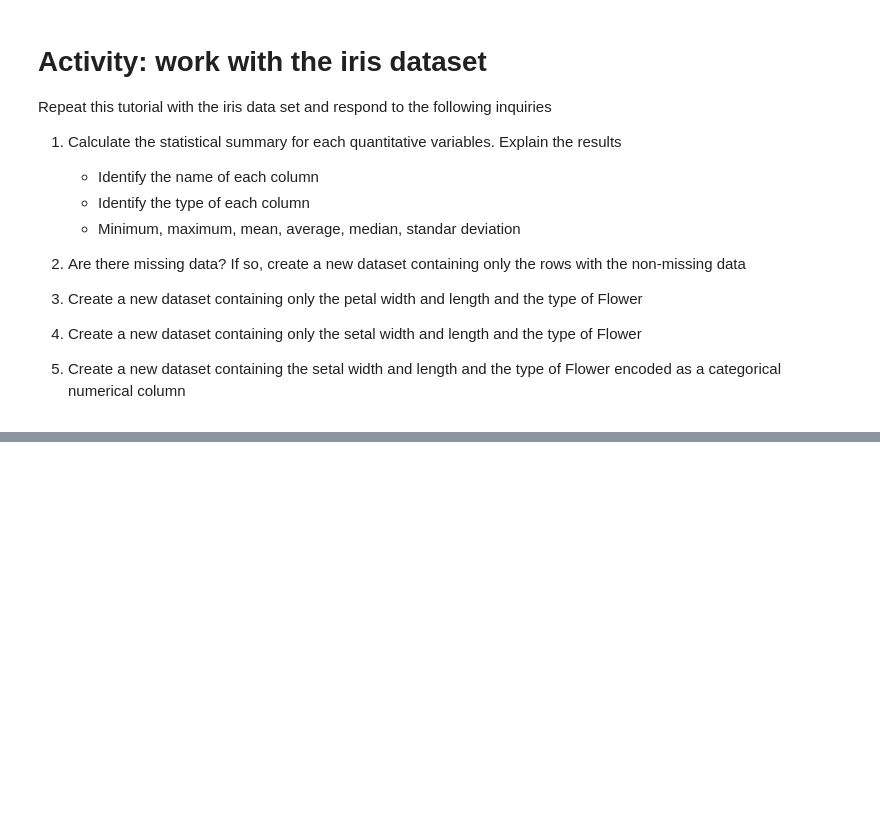
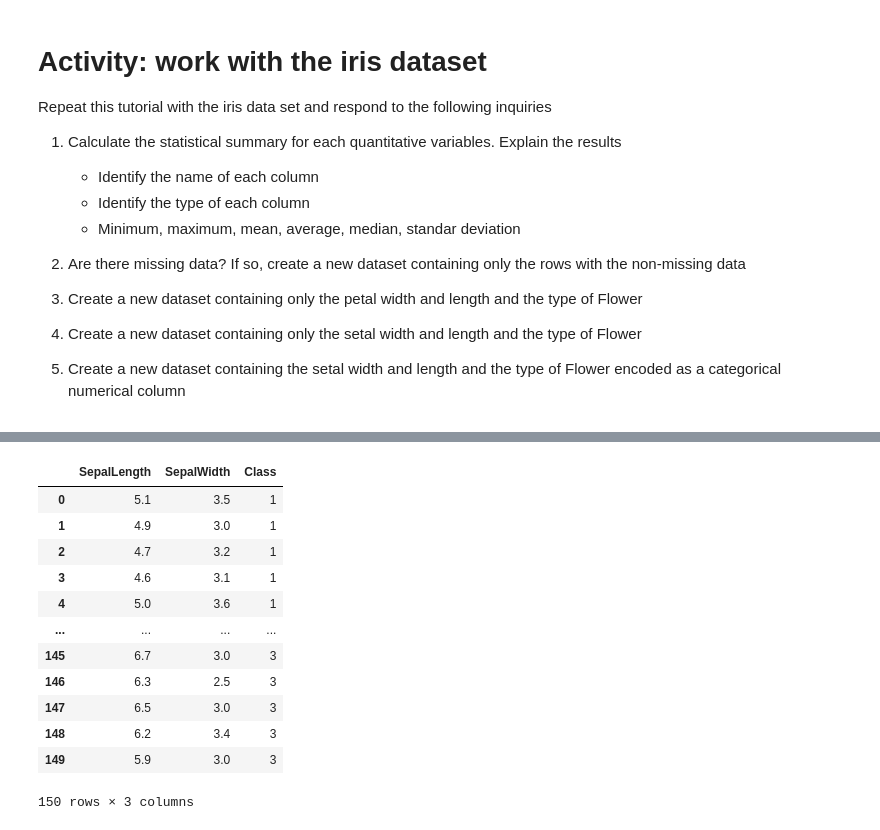
Before and after one commit to NataliaVg/TC1002S, a Jupyter notebook: AD21/A00369832/A2_DataManagmentCartwheel.ipynb, the cells around one changed output, grey strips where cells are left out. Cells and saved outputs as stored; diff of their text form; code cells hidden in the pictures; blank space fills up the shorter version.

```diff
--- a/AD21/A00369832/A2_DataManagmentCartwheel.ipynb
+++ b/AD21/A00369832/A2_DataManagmentCartwheel.ipynb
@@ -721,0 +832,19 @@ Repeat this tutorial with the iris data set and respond to the following inquiri
+# %%
+#sepal con clase siendo un dato categorico
+
+df4= df4.replace({"Class": {"Iris-setosa":1, "Iris-versicolor":2, "Iris-virginica":3}})
+df4
+# %% [output]
+|  | SepalLength | SepalWidth | Class |
+| 0 | 5.1 | 3.5 | 1 |
+| 1 | 4.9 | 3.0 | 1 |
+| 2 | 4.7 | 3.2 | 1 |
+| 3 | 4.6 | 3.1 | 1 |
+| 4 | 5.0 | 3.6 | 1 |
+| ... | ... | ... | ... |
+| 145 | 6.7 | 3.0 | 3 |
+| 146 | 6.3 | 2.5 | 3 |
+| 147 | 6.5 | 3.0 | 3 |
+| 148 | 6.2 | 3.4 | 3 |
+| 149 | 5.9 | 3.0 | 3 |
+150 rows × 3 columns
```
Also changed, not shown: parts of 11 cells of this notebook.
